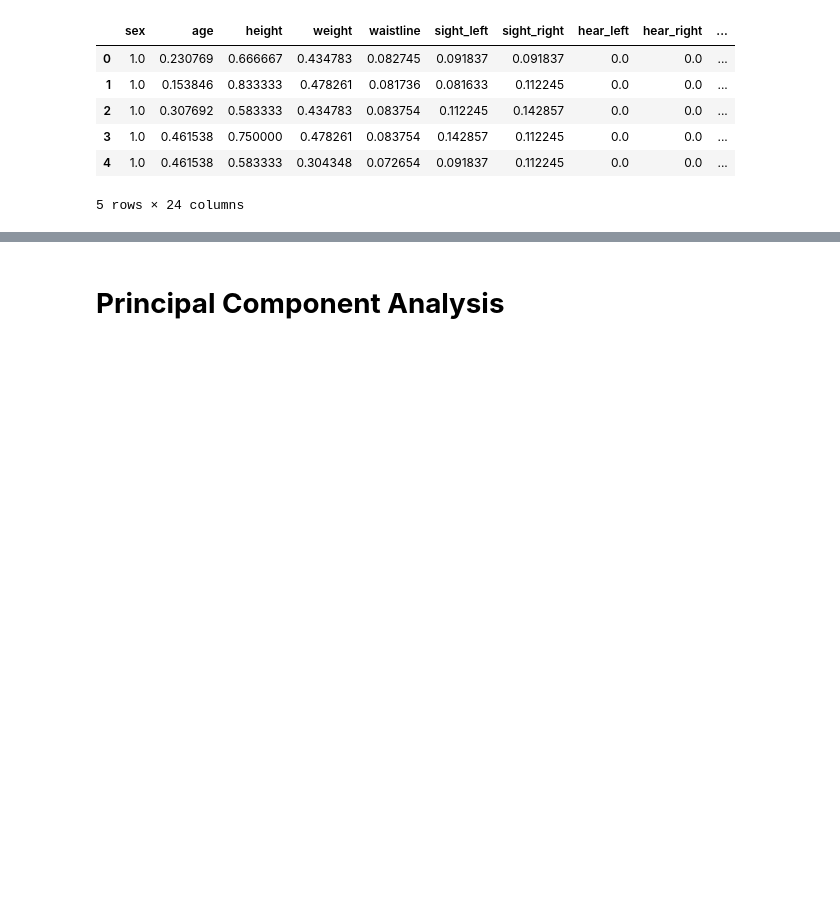
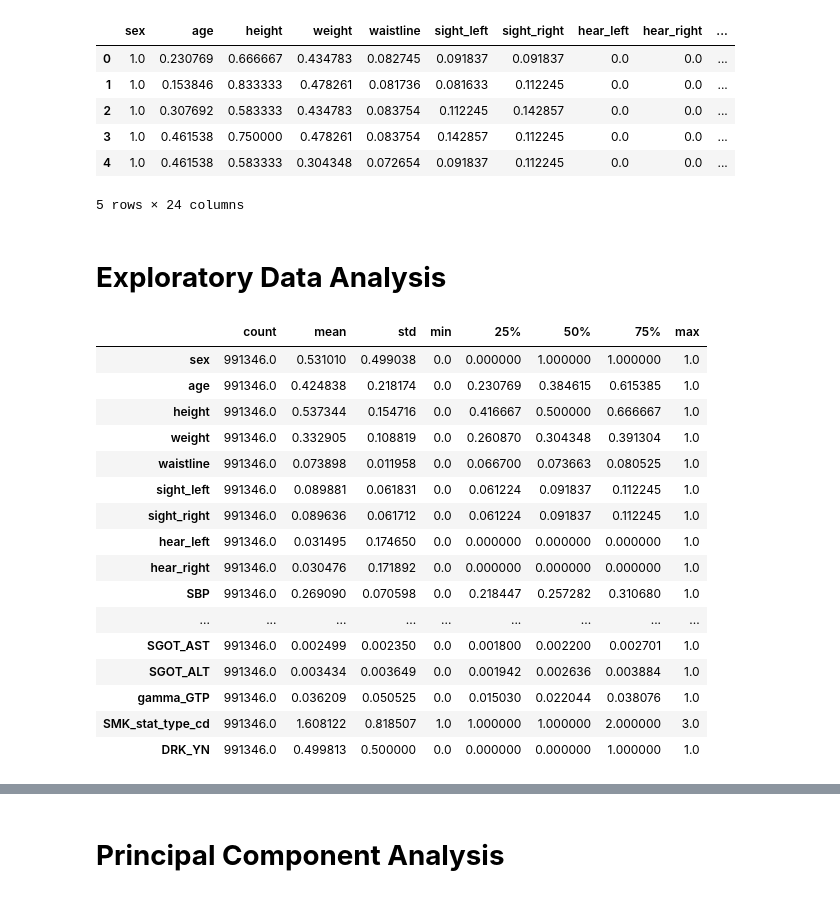
Before and after one commit to rhshovon102/DataMining-MachineLearning, a Jupyter notebook: Classifying_Different_Types_of_Smoker_and_Drinker_by_Analyzing_Body_Signal_Using_Machine_Learning.ipynb, the cells around one changed output, grey strips where cells are left out. Drawn from its saved outputs; the diff is of its cells as text; code cells hidden in the pictures; blank space fills up the shorter version.

```diff
--- a/Classifying_Different_Types_of_Smoker_and_Drinker_by_Analyzing_Body_Signal_Using_Machine_Learning.ipynb
+++ b/Classifying_Different_Types_of_Smoker_and_Drinker_by_Analyzing_Body_Signal_Using_Machine_Learning.ipynb
@@ -85,3 +110,25 @@ df.head()
 | 3 | 1.0 | 0.461538 | 0.750000 | 0.478261 | 0.083754 | 0.142857 | 0.112245 | 0.0 | 0.0 | ... |
 | 4 | 1.0 | 0.461538 | 0.583333 | 0.304348 | 0.072654 | 0.091837 | 0.112245 | 0.0 | 0.0 | ... |
 5 rows × 24 columns
+# %% [markdown]
+# **Exploratory Data Analysis**
+# %%
+df.describe().T
+# %% [output]
+|  | count | mean | std | min | 25% | 50% | 75% | max |
+| sex | 991346.0 | 0.531010 | 0.499038 | 0.0 | 0.000000 | 1.000000 | 1.000000 | 1.0 |
+| age | 991346.0 | 0.424838 | 0.218174 | 0.0 | 0.230769 | 0.384615 | 0.615385 | 1.0 |
+| height | 991346.0 | 0.537344 | 0.154716 | 0.0 | 0.416667 | 0.500000 | 0.666667 | 1.0 |
+| weight | 991346.0 | 0.332905 | 0.108819 | 0.0 | 0.260870 | 0.304348 | 0.391304 | 1.0 |
+| waistline | 991346.0 | 0.073898 | 0.011958 | 0.0 | 0.066700 | 0.073663 | 0.080525 | 1.0 |
+| sight_left | 991346.0 | 0.089881 | 0.061831 | 0.0 | 0.061224 | 0.091837 | 0.112245 | 1.0 |
+| sight_right | 991346.0 | 0.089636 | 0.061712 | 0.0 | 0.061224 | 0.091837 | 0.112245 | 1.0 |
+| hear_left | 991346.0 | 0.031495 | 0.174650 | 0.0 | 0.000000 | 0.000000 | 0.000000 | 1.0 |
+| hear_right | 991346.0 | 0.030476 | 0.171892 | 0.0 | 0.000000 | 0.000000 | 0.000000 | 1.0 |
+| SBP | 991346.0 | 0.269090 | 0.070598 | 0.0 | 0.218447 | 0.257282 | 0.310680 | 1.0 |
+| ... | ... | ... | ... | ... | ... | ... | ... | ... |
+| SGOT_AST | 991346.0 | 0.002499 | 0.002350 | 0.0 | 0.001800 | 0.002200 | 0.002701 | 1.0 |
+| SGOT_ALT | 991346.0 | 0.003434 | 0.003649 | 0.0 | 0.001942 | 0.002636 | 0.003884 | 1.0 |
+| gamma_GTP | 991346.0 | 0.036209 | 0.050525 | 0.0 | 0.015030 | 0.022044 | 0.038076 | 1.0 |
+| SMK_stat_type_cd | 991346.0 | 1.608122 | 0.818507 | 1.0 | 1.000000 | 1.000000 | 2.000000 | 3.0 |
+| DRK_YN | 991346.0 | 0.499813 | 0.500000 | 0.0 | 0.000000 | 0.000000 | 1.000000 | 1.0 |
```
Also changed, not shown: parts of 56 cells of this notebook.
